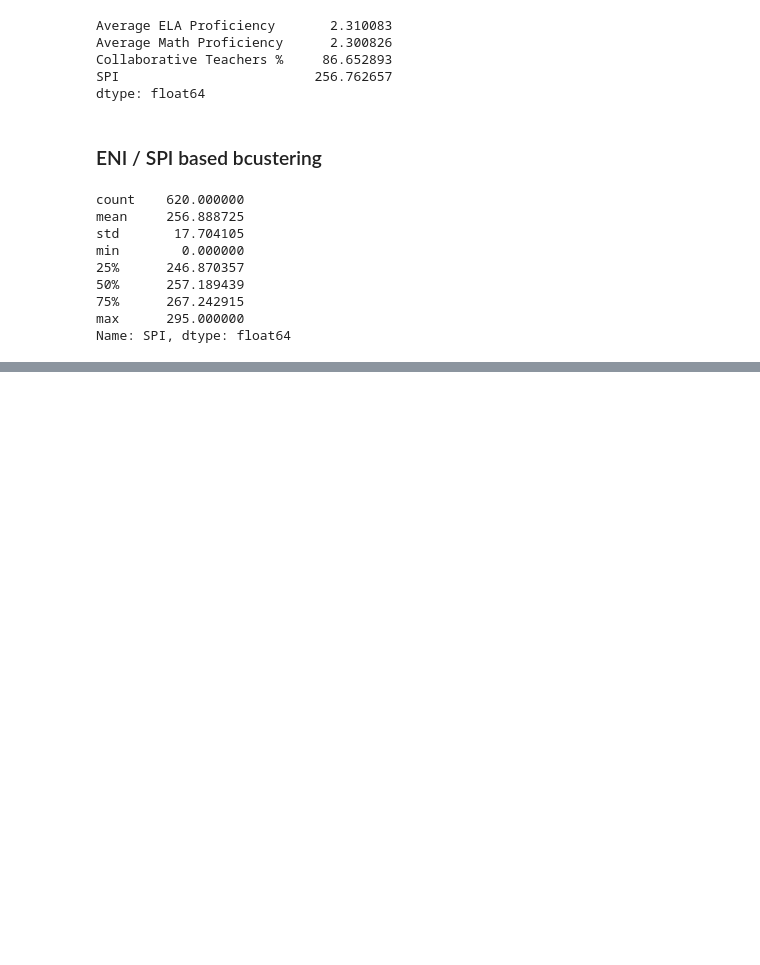
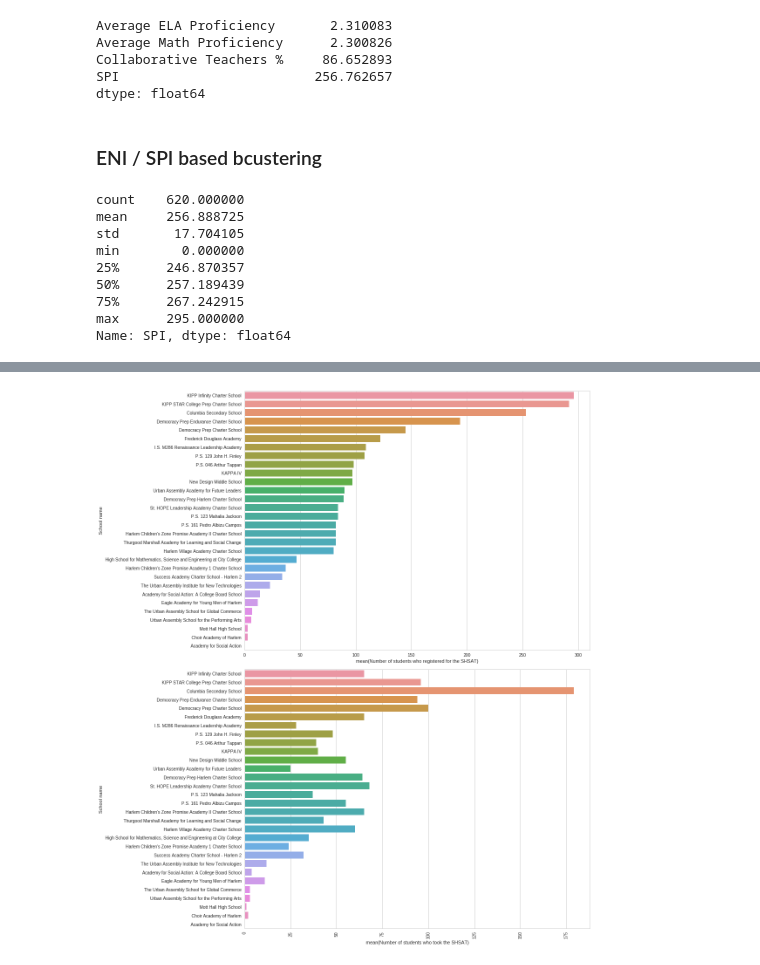
Before and after one commit to infocusp/passnyc_data_science_for_good, a Jupyter notebook: code/sandbox/falak/ds_for_good.ipynb, the cells around one changed output, grey strips where cells are left out. Saved outputs shown, nothing was run; the diff lists cells and outputs as text; code cells hidden in the pictures; blank space fills up the shorter version.

```diff
--- a/code/sandbox/falak/ds_for_good.ipynb
+++ b/code/sandbox/falak/ds_for_good.ipynb
@@ -599,3 +599,6 @@ for index in df_schools_clustering.index:
 school_map
 # %% [output]
 [interactive output not drawn]
+# %%
+shsat_df = pd.read_csv('../../../input/D5 SHSAT Registrations and Testers.csv')
+shsat_df.head()
@@ -601,0 +612,23 @@ school_map
+# %%
+shsat_df['Took Percentage'] = shsat_df['Number of students who took the SHSAT'] / shsat_df['Number of students who registered for the SHSAT']
+# %%
+shsat_sorted_df = shsat_df.groupby('School name').sum().reset_index()
+shsat_sorted_df = shsat_sorted_df[['School name',
+                                 'Enrollment on 10/31',
+                                 'Number of students who registered for the SHSAT',
+                                 'Number of students who took the SHSAT']].join(shsat_df[['Year of SHST',
+                                                                                          'Grade level']], how='inner')
+shsat_sorted_df = shsat_sorted_df.sort_values('Number of students who registered for the SHSAT',ascending=False)
+# %%
+shsat_sorted_df['Took Percentage'] = shsat_sorted_df['Number of students who took the SHSAT'] / shsat_sorted_df['Number of students who registered for the SHSAT']
+# %%
+fig, ax = plt.subplots(nrows=2, ncols=1, figsize=(16, 18))
+sns.barplot(y='School name', x='Number of students who registered for the SHSAT', data=shsat_sorted_df, ax=ax[0], orient='h', ci=None)
+sns.barplot(y='School name', x='Number of students who took the SHSAT', data=shsat_sorted_df, ax=ax[1], orient='h', ci=None)
+
+plt.sca(fig.axes[-1])
+plt.xticks(rotation=90)
+
+fig.tight_layout()
+# %% [output]
+[figure, added]
```
Also changed, not shown: parts of 10 cells of this notebook.
